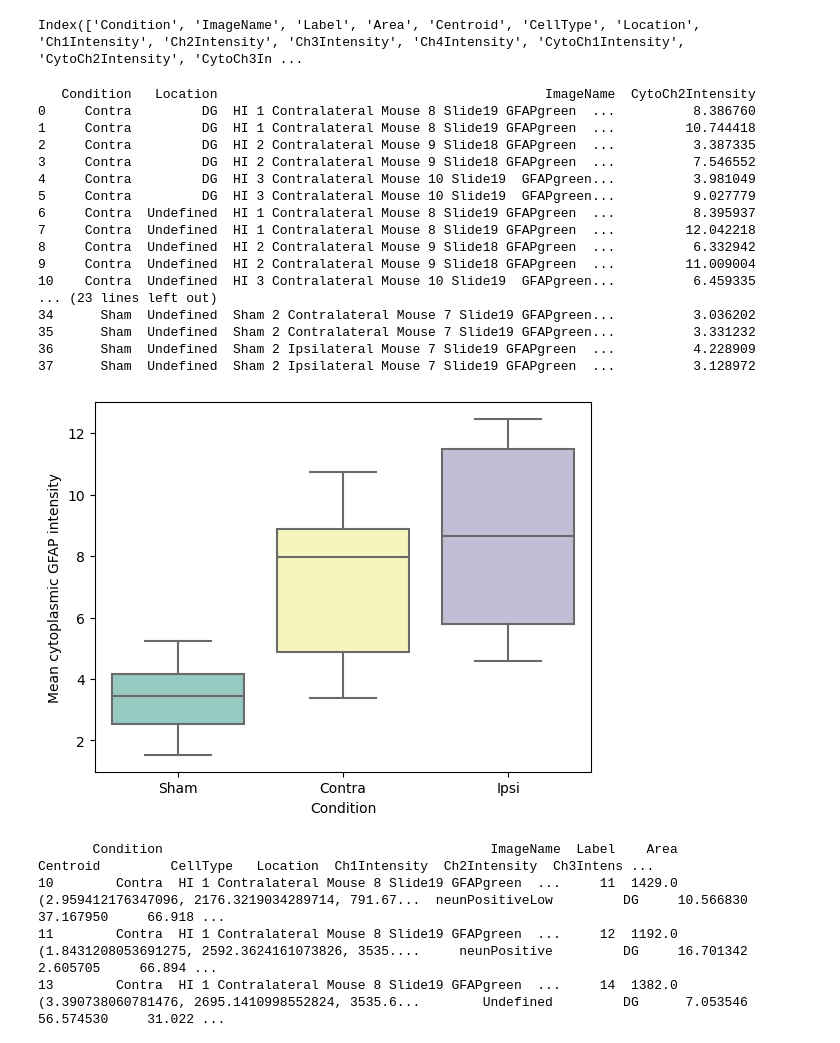
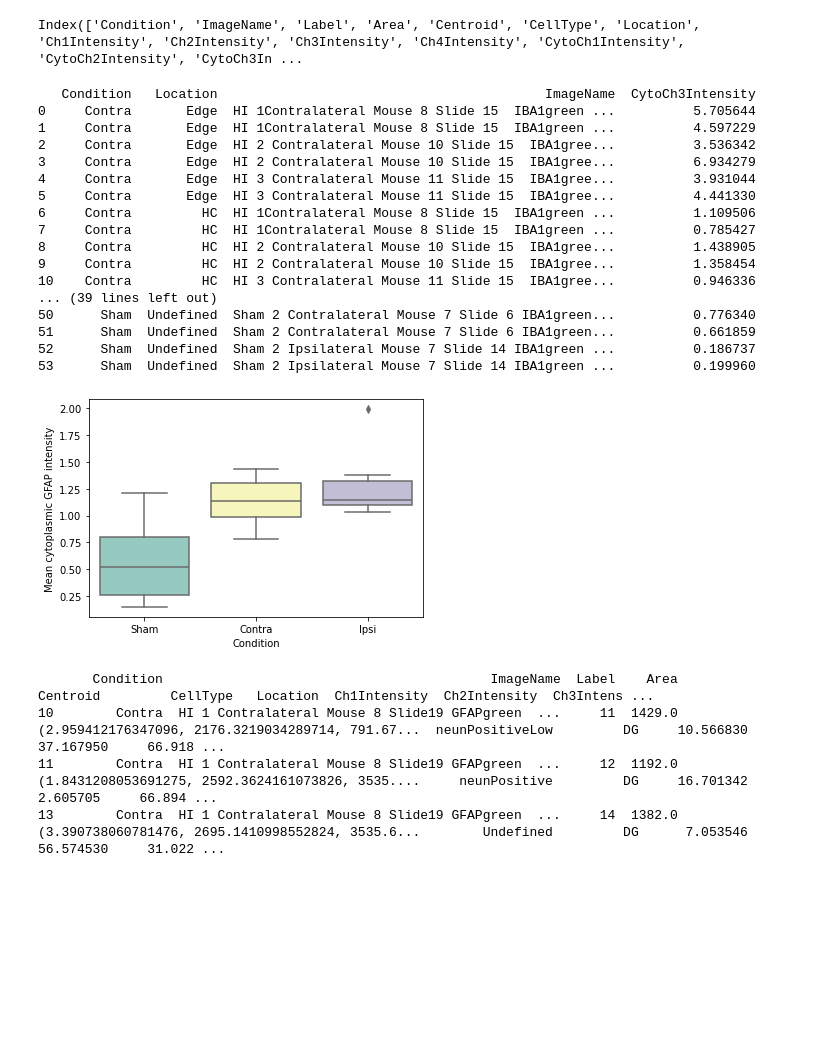
Before and after one commit to Dagnysd/nuclei_fork, a Jupyter notebook: dataAnalysisNotebooks/cyto.ipynb, the cells around one changed output. Cells and saved outputs as stored; diff of their text form; code cells hidden in the pictures; blank space fills up the shorter version.

Commit message:
cyto tweak

```diff
--- a/dataAnalysisNotebooks/cyto.ipynb
+++ b/dataAnalysisNotebooks/cyto.ipynb
@@ -7,44 +7,54 @@ from sklearn.cluster import KMeans
 import numpy as np
 pd.set_option('display.width', 2000)
 # %%
-nucleus_df = pd.read_csv('csv/nuclei_gfap.csv')
-image_df = pd.read_csv('csv\images_gfap.csv')
+nucleus_df = pd.read_csv('csv/nuclei_iba1.csv')
+image_df = pd.read_csv('csv/images_iba1.csv')
 print(nucleus_df.keys())
 # %% [output]
 Index(['Condition', 'ImageName', 'Label', 'Area', 'Centroid', 'CellType', 'Location', 'Ch1Intensity', 'Ch2Intensity', 'Ch3Intensity', 'Ch4Intensity', 'CytoCh1Intensity', 'CytoCh2Intensity', 'CytoCh3In ...
+# %%
+missing_ch4 = nucleus_df['Ch4Intensity'].isnull()
+
+# Shift the values for rows with missing Ch4Intensity
+nucleus_df.loc[missing_ch4, 'Ch4Intensity'] = nucleus_df.loc[missing_ch4, 'Ch3Intensity']
+nucleus_df.loc[missing_ch4, 'Ch3Intensity'] = nucleus_df.loc[missing_ch4, 'Ch2Intensity']
+nucleus_df.loc[missing_ch4, 'Ch2Intensity'] = np.nan
+nucleus_df.loc[missing_ch4, 'CytoCh4Intensity'] = nucleus_df.loc[missing_ch4, 'CytoCh3Intensity']
+nucleus_df.loc[missing_ch4, 'CytoCh3Intensity'] = nucleus_df.loc[missing_ch4, 'CytoCh2Intensity']
+nucleus_df.loc[missing_ch4, 'CytoCh2Intensity'] = np.nan
 # %%
 
 #nucleus_df = nucleus_df[nucleus_df['Location'] == 'DG']
-mean_intensity = nucleus_df.groupby(['Condition', 'Location', 'ImageName'])['CytoCh2Intensity'].mean().reset_index()
+mean_intensity = nucleus_df.groupby(['Condition', 'Location', 'ImageName'])['CytoCh3Intensity'].mean().reset_index()
 print(mean_intensity)
-mean_intensity = mean_intensity[mean_intensity['Location']=='DG']
+mean_intensity = mean_intensity[mean_intensity['Location']=='HC']
 #grouped_df=merged_df.groupby('ImageName')
 
 order = ['Sham', 'Contra', 'Ipsi']
 
 # Plotting
-sns.boxplot(data=mean_intensity, x='Condition', y='CytoCh2Intensity', order=order, palette='Set3')
+sns.boxplot(data=mean_intensity, x='Condition', y='CytoCh3Intensity', order=order, palette='Set3')
 plt.ylabel('Mean cytoplasmic GFAP intensity')
 plt.show()
 # %% [output]
-   Condition   Location                                          ImageName  CytoCh2Intensity
-0     Contra         DG  HI 1 Contralateral Mouse 8 Slide19 GFAPgreen  ...          8.386760
-1     Contra         DG  HI 1 Contralateral Mouse 8 Slide19 GFAPgreen  ...         10.744418
-2     Contra         DG  HI 2 Contralateral Mouse 9 Slide18 GFAPgreen  ...          3.387335
-3     Contra         DG  HI 2 Contralateral Mouse 9 Slide18 GFAPgreen  ...          7.546552
-4     Contra         DG  HI 3 Contralateral Mouse 10 Slide19  GFAPgreen...          3.981049
-5     Contra         DG  HI 3 Contralateral Mouse 10 Slide19  GFAPgreen...          9.027779
-6     Contra  Undefined  HI 1 Contralateral Mouse 8 Slide19 GFAPgreen  ...          8.395937
-7     Contra  Undefined  HI 1 Contralateral Mouse 8 Slide19 GFAPgreen  ...         12.042218
-8     Contra  Undefined  HI 2 Contralateral Mouse 9 Slide18 GFAPgreen  ...          6.332942
-9     Contra  Undefined  HI 2 Contralateral Mouse 9 Slide18 GFAPgreen  ...         11.009004
-10    Contra  Undefined  HI 3 Contralateral Mouse 10 Slide19  GFAPgreen...          6.459335
-... (23 lines left out)
-34      Sham  Undefined  Sham 2 Contralateral Mouse 7 Slide19 GFAPgreen...          3.036202
-35      Sham  Undefined  Sham 2 Contralateral Mouse 7 Slide19 GFAPgreen...          3.331232
-36      Sham  Undefined  Sham 2 Ipsilateral Mouse 7 Slide19 GFAPgreen  ...          4.228909
-37      Sham  Undefined  Sham 2 Ipsilateral Mouse 7 Slide19 GFAPgreen  ...          3.128972
+   Condition   Location                                          ImageName  CytoCh3Intensity
+0     Contra       Edge  HI 1Contralateral Mouse 8 Slide 15  IBA1green ...          5.705644
+1     Contra       Edge  HI 1Contralateral Mouse 8 Slide 15  IBA1green ...          4.597229
+2     Contra       Edge  HI 2 Contralateral Mouse 10 Slide 15  IBA1gree...          3.536342
+3     Contra       Edge  HI 2 Contralateral Mouse 10 Slide 15  IBA1gree...          6.934279
+4     Contra       Edge  HI 3 Contralateral Mouse 11 Slide 15  IBA1gree...          3.931044
+5     Contra       Edge  HI 3 Contralateral Mouse 11 Slide 15  IBA1gree...          4.441330
+6     Contra         HC  HI 1Contralateral Mouse 8 Slide 15  IBA1green ...          1.109506
+7     Contra         HC  HI 1Contralateral Mouse 8 Slide 15  IBA1green ...          0.785427
+8     Contra         HC  HI 2 Contralateral Mouse 10 Slide 15  IBA1gree...          1.438905
+9     Contra         HC  HI 2 Contralateral Mouse 10 Slide 15  IBA1gree...          1.358454
+10    Contra         HC  HI 3 Contralateral Mouse 11 Slide 15  IBA1gree...          0.946336
+... (39 lines left out)
+50      Sham  Undefined  Sham 2 Contralateral Mouse 7 Slide 6 IBA1green...          0.776340
+51      Sham  Undefined  Sham 2 Contralateral Mouse 7 Slide 6 IBA1green...          0.661859
+52      Sham  Undefined  Sham 2 Ipsilateral Mouse 7 Slide 14 IBA1green ...          0.186737
+53      Sham  Undefined  Sham 2 Ipsilateral Mouse 7 Slide 14 IBA1green ...          0.199960
-[figure, old version]
+[figure, new version]
 # %%
 import napari
 all_sorted_clusters = []
```
Also changed, not shown: 5 other files.
